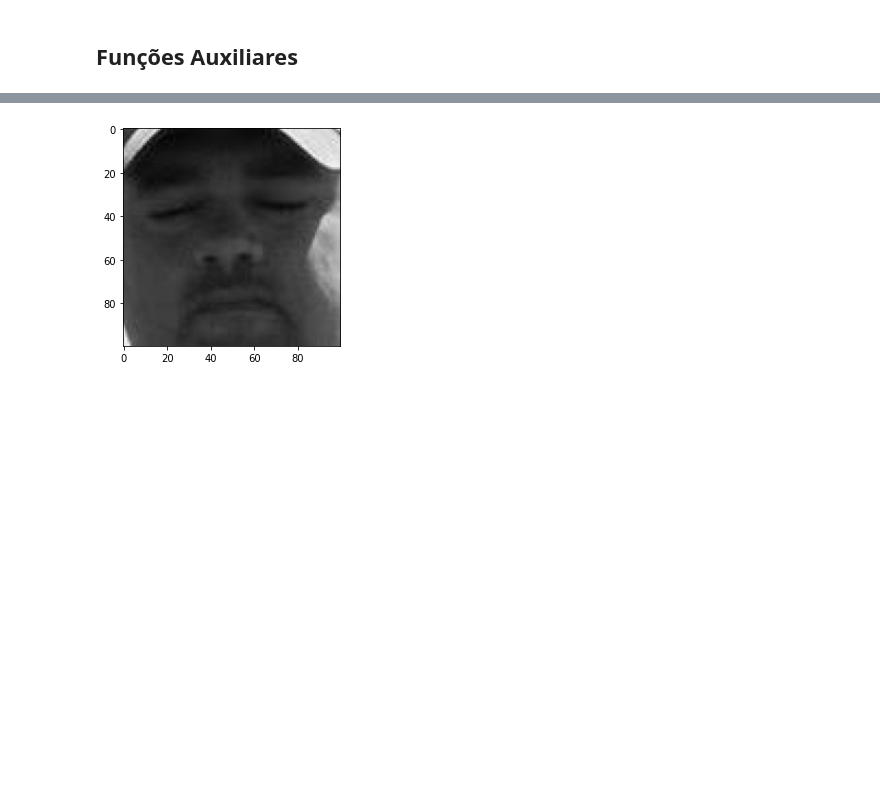
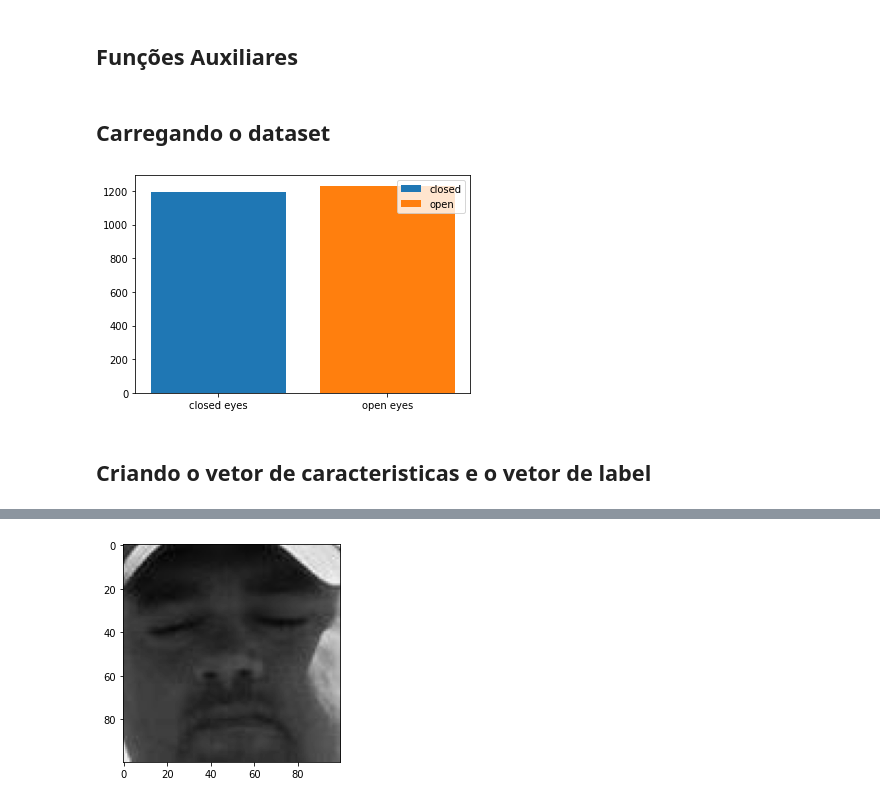
Before and after one commit to Gabriellgpc/open_closed_eyes_classifier, a Jupyter notebook: classifier_notebook.ipynb, the cells around one changed output, grey strips where cells are left out. Cells and saved outputs as stored; diff of their text form; code cells hidden in the pictures; blank space fills up the shorter version.

Commit message:
carregando dados, extraindo features, analisando dados

```diff
--- a/classifier_notebook.ipynb
+++ b/classifier_notebook.ipynb
@@ -11,10 +11,10 @@ import matplotlib.pyplot as plt
 # %% [markdown]
 Download do shape_predictor: http://dlib.net/files/shape_predictor_68_face_landmarks.dat.bz2
 # %%
-DATA_BASE_DIR   = "dataset_B_FacialImages/"
-CLOSED_FACE_DIR = "dataset_B_FacialImages/ClosedFace/"
-OPEN_FACE_DIR   = "dataset_B_FacialImages/OpenFace/"
-PREDICTOR_PATH  = "shape_predictor_68_face_landmarks.dat"
+DATA_BASE_DIR   = "../dataset/"
+CLOSED_FACE_DIR = "../dataset/ClosedFace/"
+OPEN_FACE_DIR   = "../dataset/OpenFace/"
+PREDICTOR_PATH  = "../shape_predictor_68_face_landmarks.dat"
 # %%
 # Jaw line = 0 to 16
 # Left Eyebrow = 17 to 21
@@ -99,0 +123,2 @@ def compute_metrics(y_true, y_pred, matrix=None):
+# %% [markdown]
+## Carregando o dataset
@@ -99,0 +127,22 @@ def compute_metrics(y_true, y_pred, matrix=None):
+# %%
+faces_closed = []
+faces_opened = []
+for f in glob.glob(os.path.join(CLOSED_FACE_DIR, "*.jpg")):
+    img = cv2.imread(f, cv2.IMREAD_GRAYSCALE)
+    faces_closed.append(img)
+for f in glob.glob(os.path.join(OPEN_FACE_DIR, "*.jpg")):
+    img = cv2.imread(f, cv2.IMREAD_GRAYSCALE)
+    faces_opened.append(img)
+# %%
+fig, ax = plt.subplots()
+
+ax.bar(0, len(faces_closed), label='closed')
+ax.bar(1, len(faces_opened), label='open')
+ax.legend()
+ax.set_xticks(np.arange(0,2))
+ax.set_xticklabels(['closed eyes', 'open eyes'])
+plt.show()
+# %% [output]
+[figure, added]
+# %% [markdown]
+## Criando o vetor de caracteristicas e o vetor de label
```
Also changed, not shown: parts of 33 cells of this notebook.
